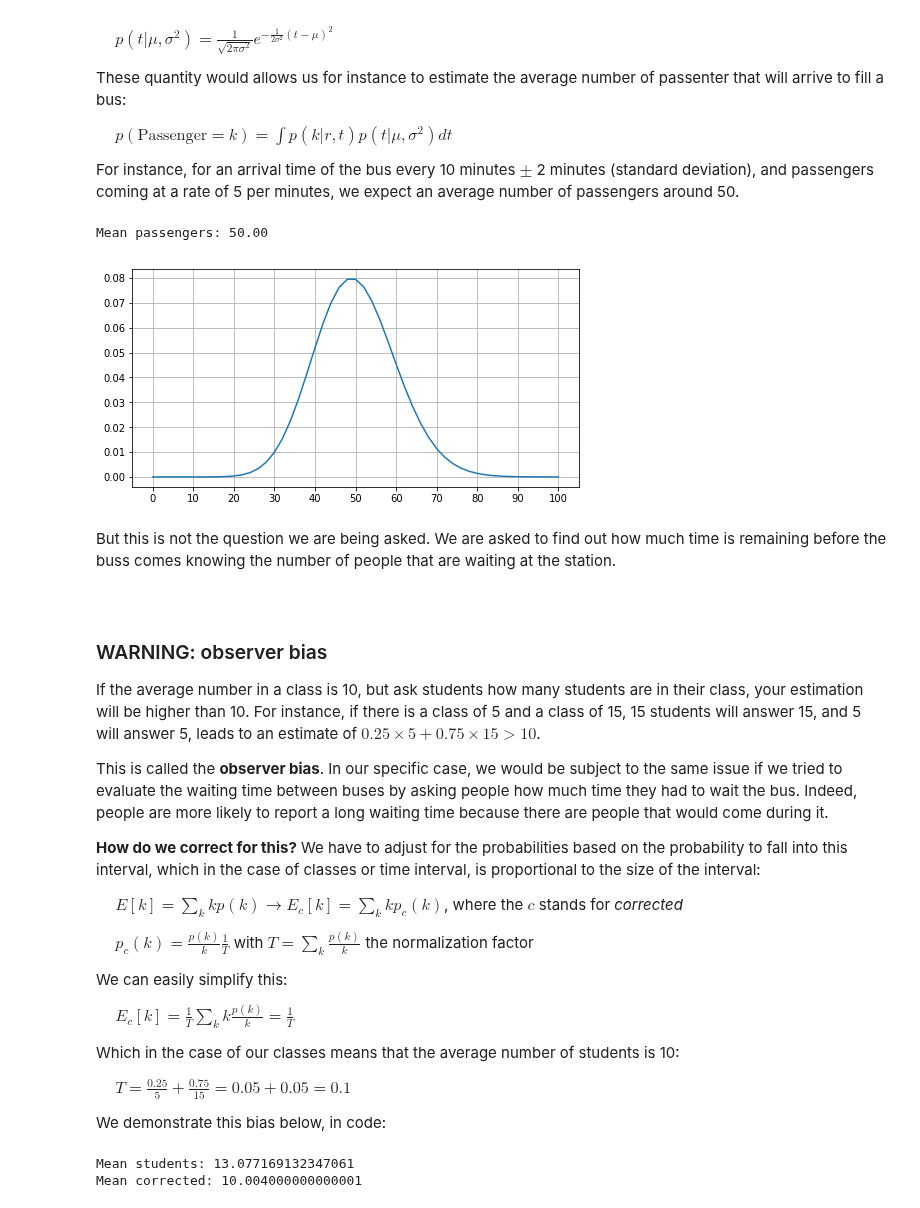
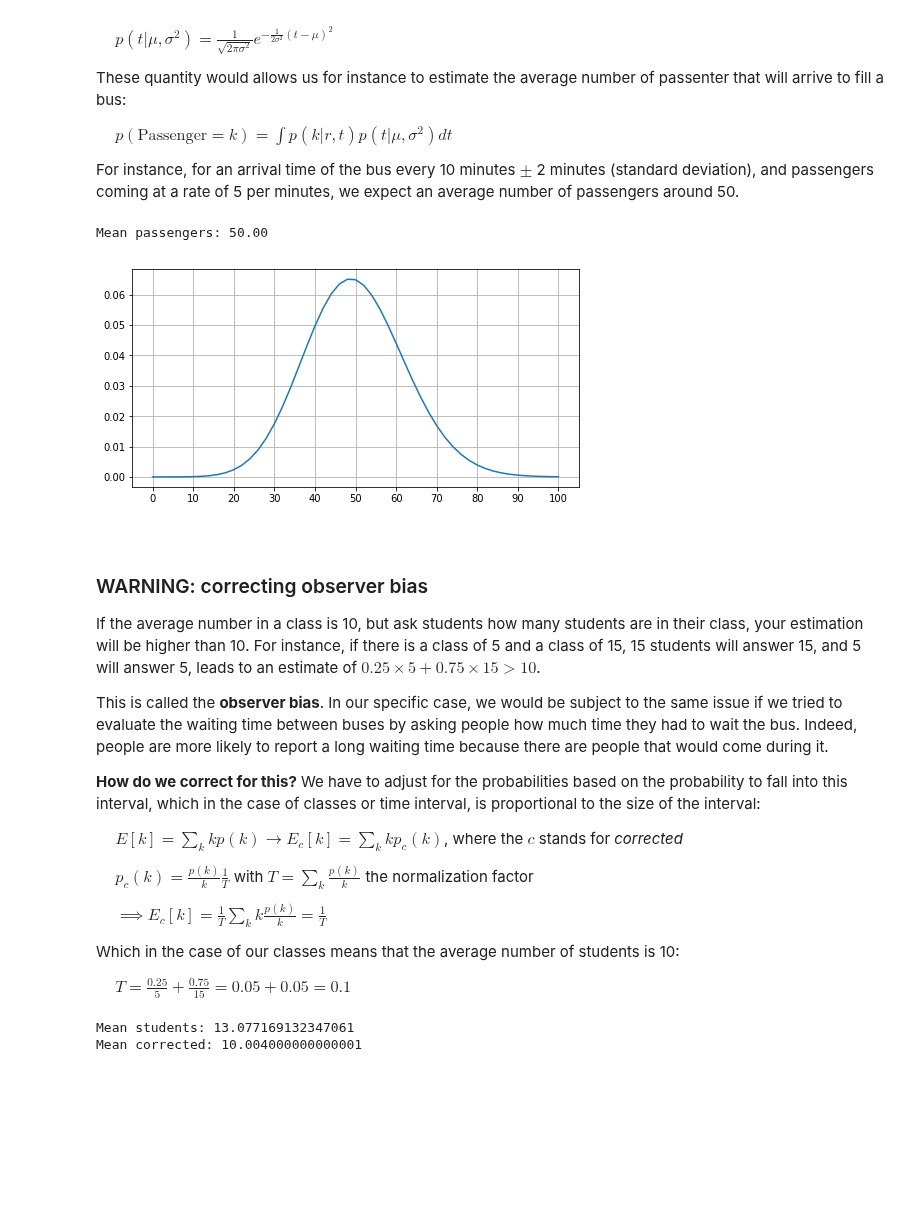
Before and after one commit to QuentinDuval/PythonExperiments, a Jupyter notebook: ml/0_basic_inference.ipynb, the cells around one changed output. Saved outputs shown, nothing was run; the diff lists cells and outputs as text; code cells hidden in the pictures; blank space fills up the shorter version.

```diff
--- a/ml/0_basic_inference.ipynb
+++ b/ml/0_basic_inference.ipynb
@@ -846,31 +846,44 @@ For instance, for an arrival time of the bus every 10 minutes $\pm$ 2 minutes (s
 # %%
 import scipy.integrate as integrate
 
-def p_k_t(rate: float, arrival: float, std_dev: float, k: int, t: float):
-    out_exp = (rate * t) ** k / factorial(k) / math.sqrt(2 * math.pi * std_dev**2)
-    exp = math.exp(- 1 / std_dev**2 * (t - arrival) ** 2 - rate * t)
-    return out_exp * exp
+rate, arrival, std_dev = 5., 10., 2.
 
+def p_k_knowing_t(k: float, t: float):
+    """ p(k|t) """
+    return (rate * t) ** k / factorial(k) * math.exp(- rate * t)
+
+def p_t(t: float):
+    """ p(t) """
+    return math.exp(- 1 / (2 * std_dev**2) * (t - arrival) ** 2) / math.sqrt(2 * math.pi * std_dev**2)
+
+def p_k_t(k: int, t: float):
+    """ p(k,t) = p(k|t)p(t) """
+    return p_k_knowing_t(k, t) * p_t(t)
+
+def p_ks(ks):
+    """
+    Compute P(k), the probability of having k passenger coming to the bus when it arrives,
+    by marginalizing over t, i.e. integrating P(k,t)
+    """
+    ps = np.array([integrate.quad(lambda t: p_k_t(k, t), 0, 100.)[0] for k in ks])
+    return ps / np.sum(ps)
 
 ks = np.arange(0, 102, 2)
-ps = np.array([integrate.quad(lambda t: p_k_t(5., 10., 2., k, t), 0, 100.)[0] for k in ks])
-ps /= np.sum(ps)
+ps = p_ks(ks)
 print("Mean passengers: {:.2f}".format(sum(ks * ps)))
 
 plt.figure(figsize=(8,4))
 plt.plot(ks, ps)
 plt.grid(True)
 plt.xticks(np.arange(0, 110, 10))
 plt.show()
 # %% [output]
 Mean passengers: 50.00
-[figure, old version]
+[figure, new version]
-# %% [markdown]
-But this is not the question we are being asked. We are asked to find out how much time is remaining before the buss comes knowing the number of people that are waiting at the station.
 # %% [markdown]
 <br>
 
-### WARNING: observer bias
+### WARNING: correcting observer bias
 
 If the average number in a class is 10, but ask students how many students are in their class, your estimation will be higher than 10. For instance, if there is a class of 5 and a class of 15, 15 students will answer 15, and 5 will answer 5, leads to an estimate of $0.25 \times 5 + 0.75 \times 15 > 10$.
 
@@ -882,15 +895,11 @@ This is called the **observer bias**. In our specific case, we would be subject
 
 &emsp; $p_c(k) = \frac{p(k)}{k} \frac{1}{T}$ with $T = \sum_k \frac{p(k)}{k}$ the normalization factor
 
-We can easily simplify this:
-
-&emsp; $E_c[k] = \frac{1}{T} \sum_k k \frac{p(k)}{k} = \frac{1}{T}$
+&emsp; $\implies E_c[k] = \frac{1}{T} \sum_k k \frac{p(k)}{k} = \frac{1}{T}$
 
 Which in the case of our classes means that the average number of students is 10:
 
 &emsp; $T = \frac{0.25}{5} + \frac{0.75}{15} = 0.05 + 0.05 = 0.1$
-
-We demonstrate this bias below, in code:
 # %%
 # Generate class sizes of size between 1 and 19, with average 10
 class_sizes = np.random.randint(1, 20, size=1000)
```
Also changed, not shown: parts of 10 cells of this notebook.
